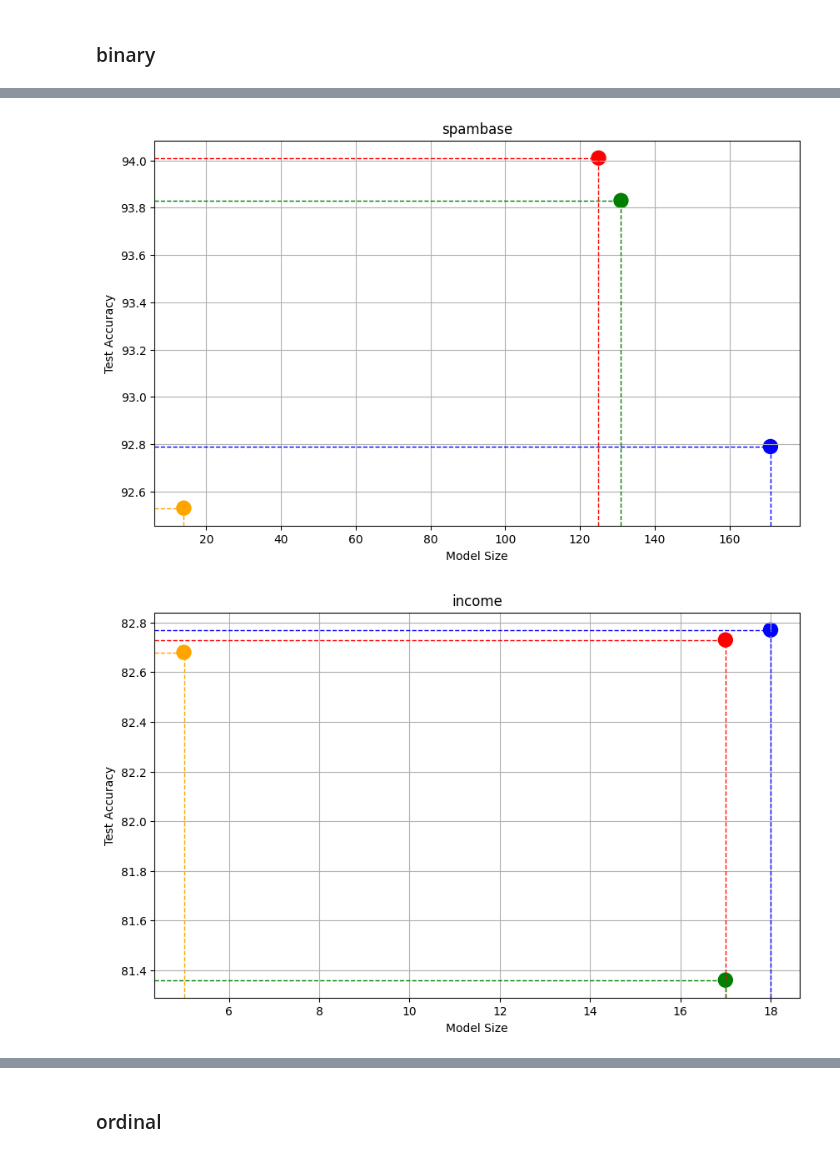
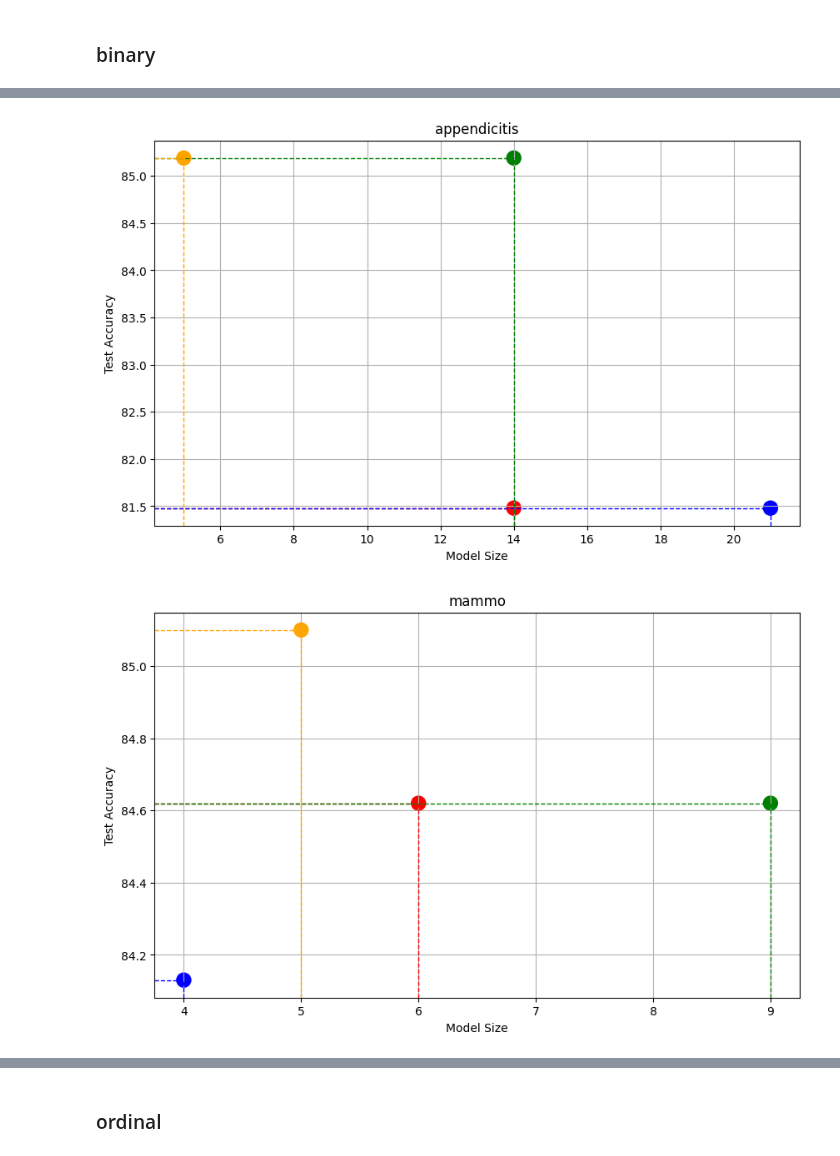
Before and after one commit to mafits/opt-ordinal-scorecards, a Jupyter notebook: build_graphs.ipynb, the cells around one changed output, grey strips where cells are left out. Saved outputs shown, nothing was run; the diff lists cells and outputs as text; code cells hidden in the pictures.

Commit message:
plots and tests

```diff
--- a/build_graphs.ipynb
+++ b/build_graphs.ipynb
@@ -92,16 +74,29 @@ acc_vs_size_plot('aesthetic binary', accuracies, model_sizes)
-# %%
-# spambase
-# (CAIM + Diff Coding)
-accuracies = [94.01, 93.83, 92.79, 92.53]
-model_sizes = [125, 131, 171, 14]
-acc_vs_size_plot('spambase', accuracies, model_sizes)
-# %% [output]
-[figure, removed]
-# %%
-# income
-# (CAIM + Diff Coding)
-accuracies = [82.73, 81.36, 82.77, 82.68]
-model_sizes = [17, 17, 18, 5]
-acc_vs_size_plot('income', accuracies, model_sizes)
-# %% [output]
-[figure, removed]
+# %%
+# CAIM + Diff Coding
+appendicitis_accuracies = [81.48, 85.19, 81.48, 85.19]
+appendicitis_model_sizes = [14, 14, 21, 5]
+acc_vs_size_plot('appendicitis', appendicitis_accuracies, appendicitis_model_sizes)
+
+mammo_accuracies = [84.62, 84.62, 84.13 , 85.10 ]
+mammo_model_sizes = [6, 9, 4, 5]
+acc_vs_size_plot('mammo', mammo_accuracies, mammo_model_sizes)
+
+
+breastcancer_accuracies = [94.74, 95.91, 94.74, 97.08]
+breastcancer_model_sizes = [17, 26, 26, 8]
+acc_vs_size_plot('breast cancer', breastcancer_accuracies, breastcancer_model_sizes)
+
+aestheticbinary_accuracies = [81.47, 80.59, 81.47, 81.18]
+aestheticbinary_model_sizes = [27, 53, 66, 10]
+acc_vs_size_plot('aesthetic binary', aestheticbinary_accuracies, aestheticbinary_model_sizes)
+
+spambase_accuracies = [94.01, 93.83, 92.79, 92.53]
+spambase_model_sizes = [125, 131, 171, 14]
+acc_vs_size_plot('spambase', spambase_accuracies, spambase_model_sizes)
+
+income_accuracies = [82.73, 81.36, 82.77, 82.68]
+income_model_sizes = [17, 17, 18, 5]
+acc_vs_size_plot('income', income_accuracies, income_model_sizes)
+# %% [output]
+[figure, added]
+[figure, added]
```
Also changed, not shown: parts of 25 cells of this notebook, 4 other files.
